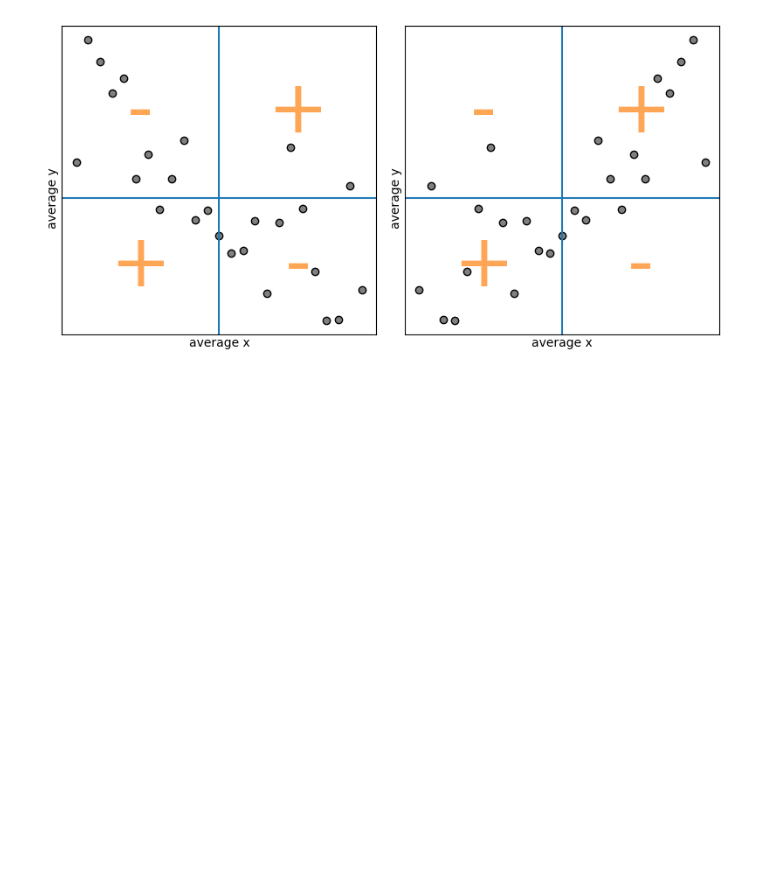
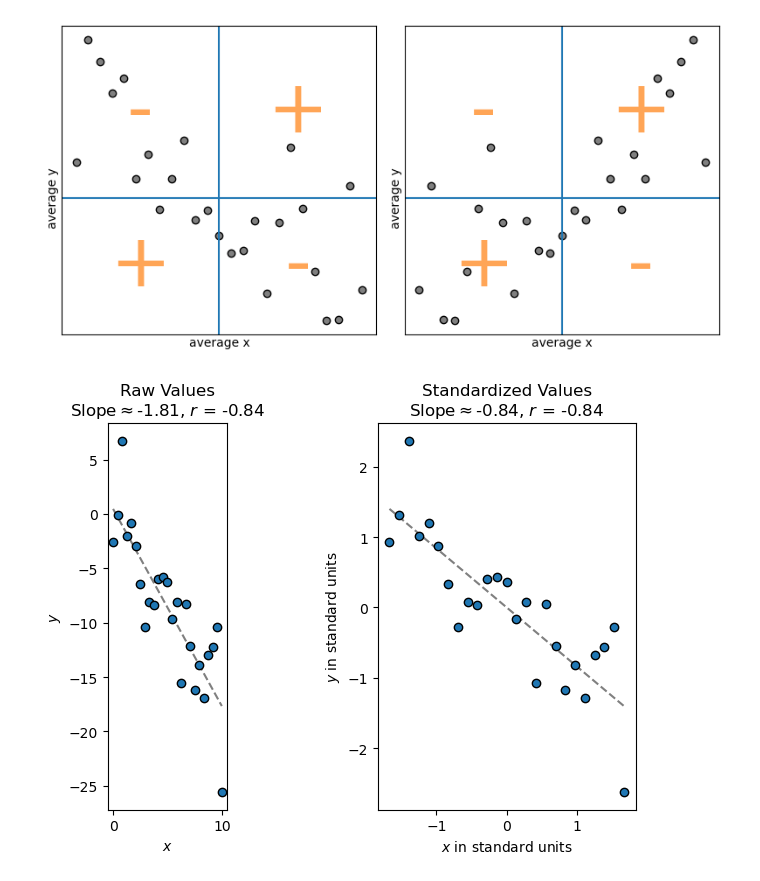
Before and after one commit to alexanderthclark/Stats1101, a Jupyter notebook: helpers/correlationHelper.ipynb, the cells around one changed output. Saved outputs shown, nothing was run; the diff lists cells and outputs as text; code cells hidden in the pictures; blank space fills up the shorter version.

```diff
--- a/helpers/correlationHelper.ipynb
+++ b/helpers/correlationHelper.ipynb
@@ -348,3 +348,47 @@ plt.tight_layout()
 plt.savefig("../book/images/correlationQuadrants.svg", transparent = True)
 # %% [output]
 [figure]
+# %%
+#x, y_neg
+
+y_neg = -2*x + np.random.normal(0, 4, size = len(x))
+
+x_std = (x - np.mean(x))/np.std(x, ddof = 0)
+y_std = (y_neg - np.mean(y_neg))/np.std(y_neg, ddof = 0)
+
+
+r_raw = np.corrcoef(x, y_neg)[0][1]
+r = np.corrcoef(x_std, y_std)[0][1]
+
+coefficients = np.polyfit(x_std, y_std, 1)
+polynomial = np.poly1d(coefficients)
+
+coefficients_raw = np.polyfit(x, y_neg, 1)
+polynomial_raw = np.poly1d(coefficients_raw)
+
+fig, axs = plt.subplots(1, 2, figsize=(7, 5))
+
+
+ax = axs[0]
+ax.scatter(x, y_neg, fc='C0', ec='black')
+ax.set_title('Raw Values'+ "\n" + fr"Slope$\approx${coefficients_raw[0]:.2f}, $r$ = {r_raw:.2f}")
+ax.plot(x, polynomial_raw(x), ls='dashed', color='gray', zorder=-10)
+ax.set_aspect(1)
+ax.set_xlabel("$x$")
+ax.set_ylabel("$y$")
+
+
+ax = axs[1]
+ax.scatter(x_std, y_std, fc='C0', ec='black')
+ax.set_title( 'Standardized Values'+ "\n" + fr"Slope$\approx${coefficients[0]:.2f}, $r$ = {r:.2f}")
+ax.plot(x_std, polynomial(x_std), ls='dashed', color='gray', zorder=-10)
+ax.set_aspect(1)
+ax.set_xlabel("$x$ in standard units")
+ax.set_ylabel("$y$ in standard units")
+
+plt.tight_layout()
+plt.savefig("../book/images/rawStandardizedCorr.svg", transparent = True)
+
+#plt.suptitle('')
+# %% [output]
+[figure, added]
```
Also changed, not shown: parts of 1 cell of this notebook, 32 other files.
